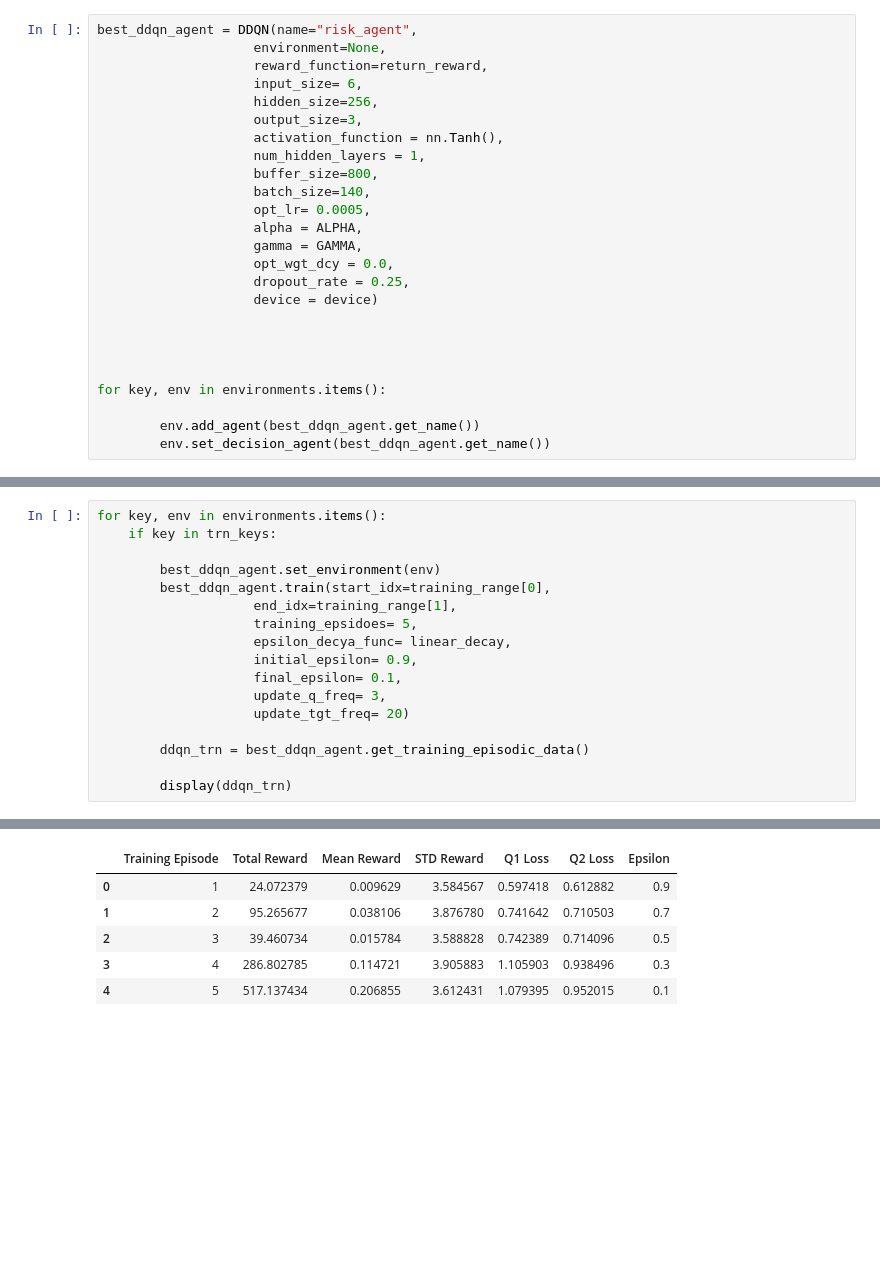
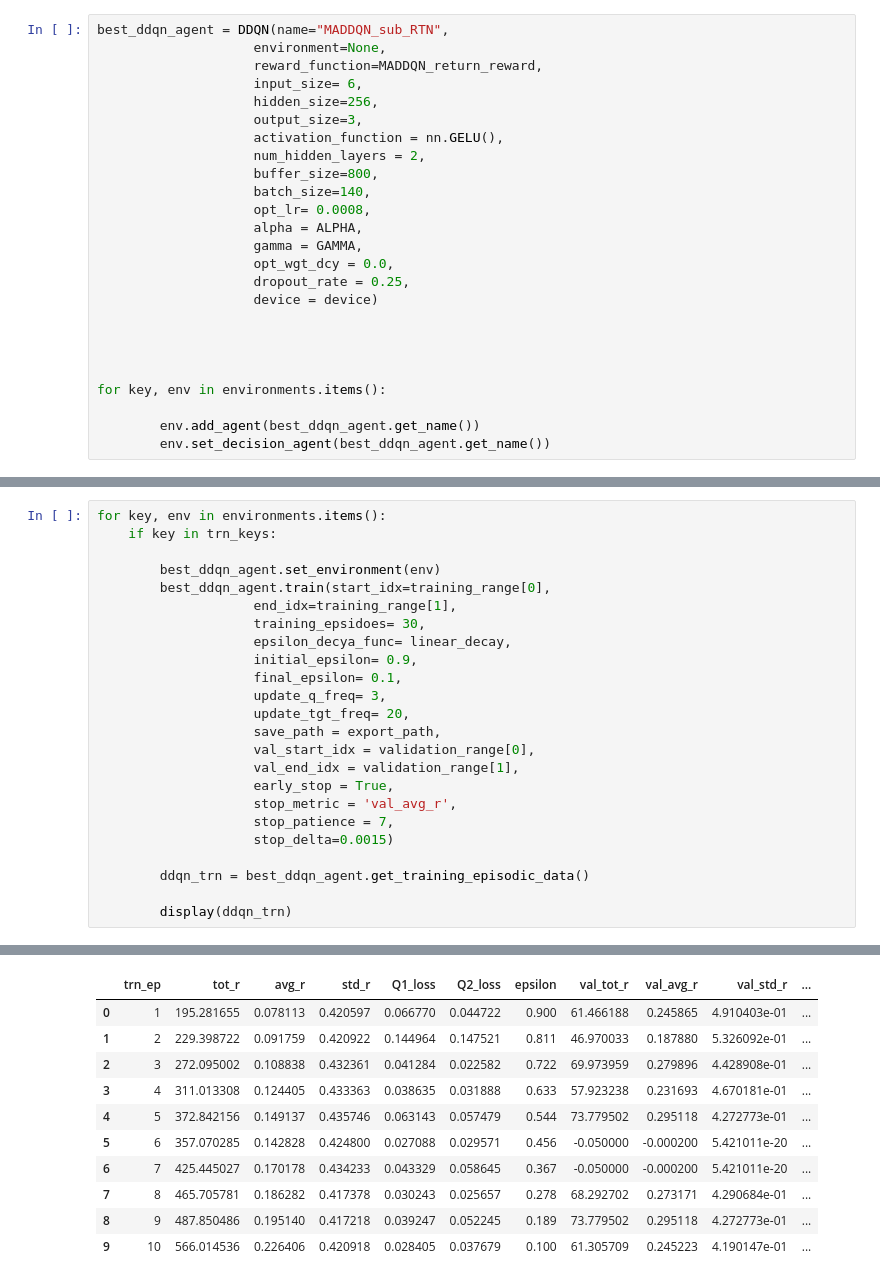
Before and after one commit to CodeBeckZero/MADDQN, a Jupyter notebook: single_agent_work_bench.ipynb, the cells around one changed output, grey strips where cells are left out. Drawn from its saved outputs; the diff is of its cells as text; blank space fills up the shorter version.

Commit message:
Updated DDQN agent with Early Stoppage class

```diff
--- a/single_agent_work_bench.ipynb
+++ b/single_agent_work_bench.ipynb
@@ -141,17 +161,17 @@ def linear_decay(initial_epsilon, final_epsilon, current_epoch, total_epochs):
 # %% [output]
 CUDA (GPU support) is not available. PyTorch is running on CPU.
 # %%
-best_ddqn_agent = DDQN(name="risk_agent",
+best_ddqn_agent = DDQN(name="MADDQN_sub_RTN",
                     environment=None,
-                    reward_function=return_reward,
+                    reward_function=MADDQN_return_reward,
                     input_size= 6,
                     hidden_size=256,
                     output_size=3,
-                    activation_function = nn.Tanh(),
-                    num_hidden_layers = 1,
+                    activation_function = nn.GELU(),
+                    num_hidden_layers = 2,
                     buffer_size=800,
                     batch_size=140,
-                    opt_lr= 0.0005,
+                    opt_lr= 0.0008,
                     alpha = ALPHA,
                     gamma = GAMMA,
                     opt_wgt_dcy = 0.0,
@@ -189,12 +209,19 @@ for key, env in environments.items():
         best_ddqn_agent.set_environment(env)
         best_ddqn_agent.train(start_idx=training_range[0],
                     end_idx=training_range[1],
-                    training_epsidoes= 5,
+                    training_epsidoes= 30,
                     epsilon_decya_func= linear_decay,
                     initial_epsilon= 0.9,
                     final_epsilon= 0.1,
                     update_q_freq= 3,
-                    update_tgt_freq= 20)
+                    update_tgt_freq= 20,
+                    save_path = export_path,
+                    val_start_idx = validation_range[0],
+                    val_end_idx = validation_range[1],
+                    early_stop = True,
+                    stop_metric = 'val_avg_r',
+                    stop_patience = 7,
+                    stop_delta=0.0015)
 
         ddqn_trn = best_ddqn_agent.get_training_episodic_data()
 
@@ -206,6 +233,11 @@ risk_agent: Training finished on DJI[0:2500]
-|  | Training Episode | Total Reward | Mean Reward | STD Reward | Q1 Loss | Q2 Loss | Epsilon |
-| 0 | 1 | 24.072379 | 0.009629 | 3.584567 | 0.597418 | 0.612882 | 0.9 |
-| 1 | 2 | 95.265677 | 0.038106 | 3.876780 | 0.741642 | 0.710503 | 0.7 |
-| 2 | 3 | 39.460734 | 0.015784 | 3.588828 | 0.742389 | 0.714096 | 0.5 |
-| 3 | 4 | 286.802785 | 0.114721 | 3.905883 | 1.105903 | 0.938496 | 0.3 |
-| 4 | 5 | 517.137434 | 0.206855 | 3.612431 | 1.079395 | 0.952015 | 0.1 |
+|  | trn_ep | tot_r | avg_r | std_r | Q1_loss | Q2_loss | epsilon | val_tot_r | val_avg_r | val_std_r | ... |
+| 0 | 1 | 195.281655 | 0.078113 | 0.420597 | 0.066770 | 0.044722 | 0.900 | 61.466188 | 0.245865 | 4.910403e-01 | ... |
+| 1 | 2 | 229.398722 | 0.091759 | 0.420922 | 0.144964 | 0.147521 | 0.811 | 46.970033 | 0.187880 | 5.326092e-01 | ... |
+| 2 | 3 | 272.095002 | 0.108838 | 0.432361 | 0.041284 | 0.022582 | 0.722 | 69.973959 | 0.279896 | 4.428908e-01 | ... |
+| 3 | 4 | 311.013308 | 0.124405 | 0.433363 | 0.038635 | 0.031888 | 0.633 | 57.923238 | 0.231693 | 4.670181e-01 | ... |
+| 4 | 5 | 372.842156 | 0.149137 | 0.435746 | 0.063143 | 0.057479 | 0.544 | 73.779502 | 0.295118 | 4.272773e-01 | ... |
+| 5 | 6 | 357.070285 | 0.142828 | 0.424800 | 0.027088 | 0.029571 | 0.456 | -0.050000 | -0.000200 | 5.421011e-20 | ... |
+| 6 | 7 | 425.445027 | 0.170178 | 0.434233 | 0.043329 | 0.058645 | 0.367 | -0.050000 | -0.000200 | 5.421011e-20 | ... |
+| 7 | 8 | 465.705781 | 0.186282 | 0.417378 | 0.030243 | 0.025657 | 0.278 | 68.292702 | 0.273171 | 4.290684e-01 | ... |
+| 8 | 9 | 487.850486 | 0.195140 | 0.417218 | 0.039247 | 0.052245 | 0.189 | 73.779502 | 0.295118 | 4.272773e-01 | ... |
+| 9 | 10 | 566.014536 | 0.226406 | 0.420918 | 0.028405 | 0.037679 | 0.100 | 61.305709 | 0.245223 | 4.190147e-01 | ... |
```
Also changed, not shown: parts of 5 cells of this notebook, 2 other files.
